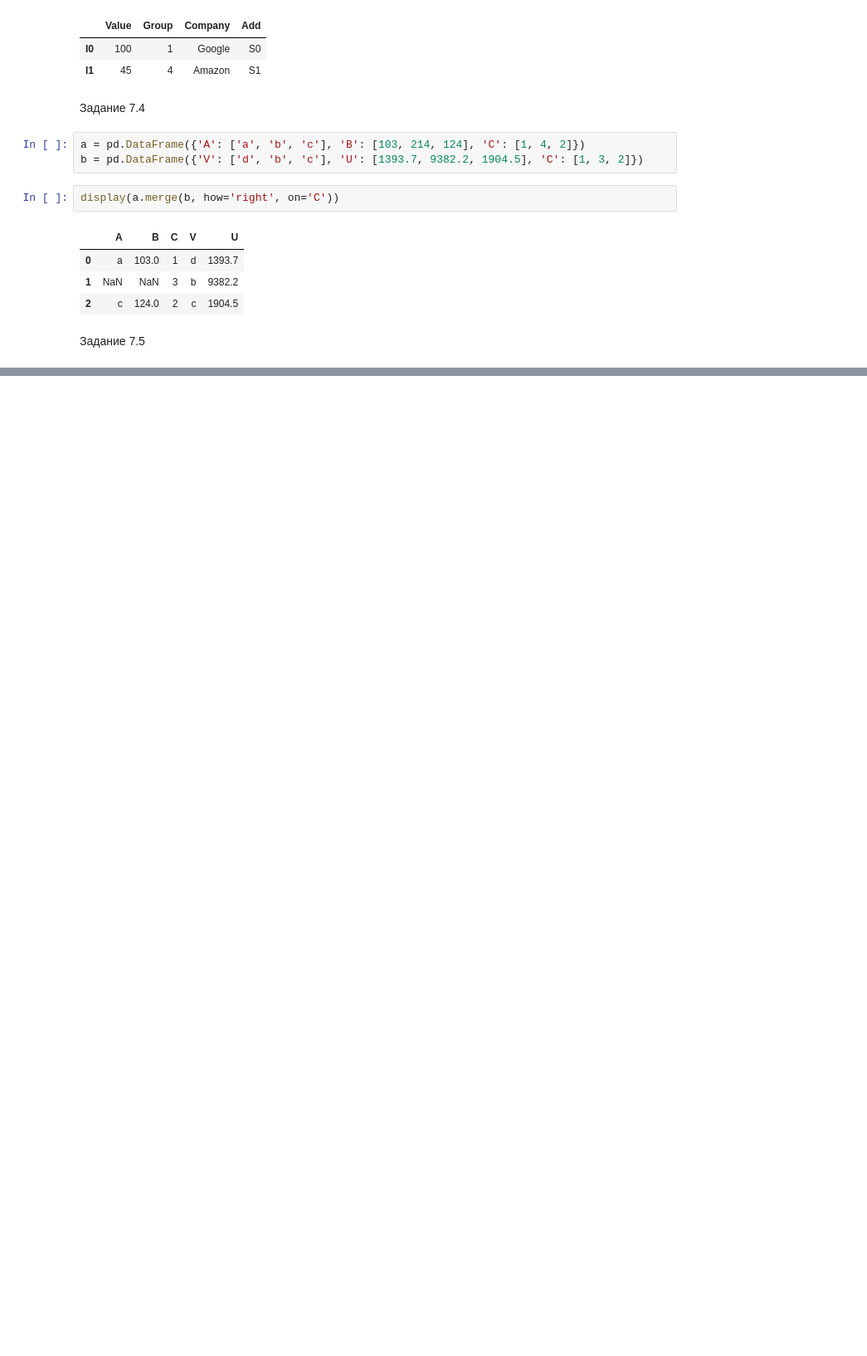
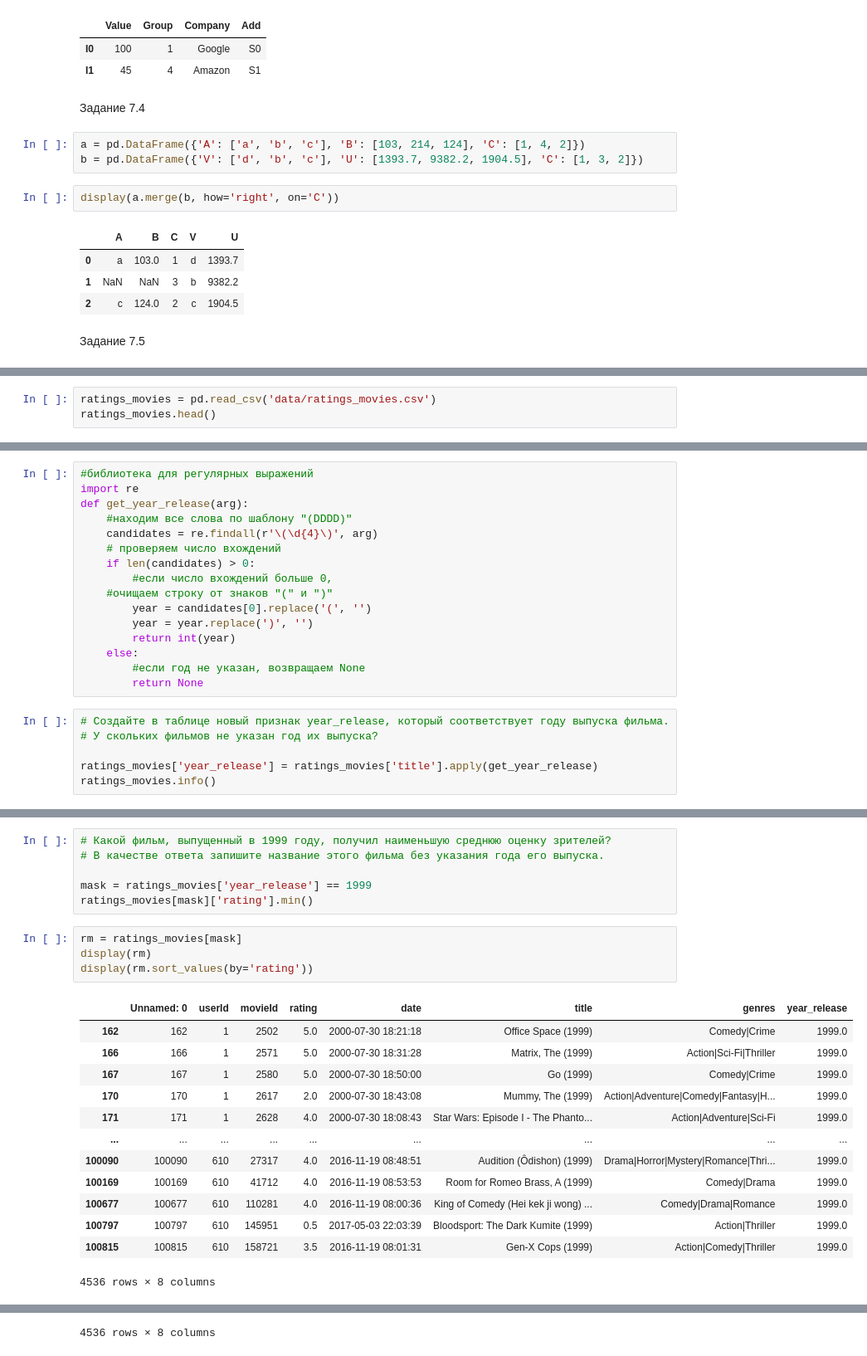
Before and after one commit to FreeRadical1320/sf_data_science, a Jupyter notebook: practice/movies.ipynb, the cells around one changed output, grey strips where cells are left out. Shown at 83% size. Cells and saved outputs as stored; diff of their text form; blank space fills up the shorter version.

Commit message:
pandas_movies

```diff
--- a/practice/movies.ipynb
+++ b/practice/movies.ipynb
@@ -215,0 +196,3 @@ display(income)
+# %%
+ratings_movies = pd.read_csv('data/ratings_movies.csv')
+ratings_movies.head()
@@ -215,0 +206,22 @@ display(income)
+# %%
+#библиотека для регулярных выражений
+import re
+def get_year_release(arg):
+    #находим все слова по шаблону "(DDDD)"
+    candidates = re.findall(r'\(\d{4}\)', arg)
+    # проверяем число вхождений
+    if len(candidates) > 0:
+        #если число вхождений больше 0,
+	#очищаем строку от знаков "(" и ")"
+        year = candidates[0].replace('(', '')
+        year = year.replace(')', '')
+        return int(year)
+    else:
+        #если год не указан, возвращаем None
+        return None
+# %%
+# Создайте в таблице новый признак year_release, который соответствует году выпуска фильма.
+# У скольких фильмов не указан год их выпуска?
+
+ratings_movies['year_release'] = ratings_movies['title'].apply(get_year_release)
+ratings_movies.info()
@@ -215,0 +253,24 @@ display(income)
+# %%
+# Какой фильм, выпущенный в 1999 году, получил наименьшую среднюю оценку зрителей?
+# В качестве ответа запишите название этого фильма без указания года его выпуска.
+
+mask = ratings_movies['year_release'] == 1999
+ratings_movies[mask]['rating'].min()
+# %%
+rm = ratings_movies[mask]
+display(rm)
+display(rm.sort_values(by='rating'))
+# %% [output]
+|  | Unnamed: 0 | userId | movieId | rating | date | title | genres | year_release |
+| 162 | 162 | 1 | 2502 | 5.0 | 2000-07-30 18:21:18 | Office Space (1999) | Comedy|Crime | 1999.0 |
+| 166 | 166 | 1 | 2571 | 5.0 | 2000-07-30 18:31:28 | Matrix, The (1999) | Action|Sci-Fi|Thriller | 1999.0 |
+| 167 | 167 | 1 | 2580 | 5.0 | 2000-07-30 18:50:00 | Go (1999) | Comedy|Crime | 1999.0 |
+| 170 | 170 | 1 | 2617 | 2.0 | 2000-07-30 18:43:08 | Mummy, The (1999) | Action|Adventure|Comedy|Fantasy|H... | 1999.0 |
+| 171 | 171 | 1 | 2628 | 4.0 | 2000-07-30 18:08:43 | Star Wars: Episode I - The Phanto... | Action|Adventure|Sci-Fi | 1999.0 |
+| ... | ... | ... | ... | ... | ... | ... | ... | ... |
+| 100090 | 100090 | 610 | 27317 | 4.0 | 2016-11-19 08:48:51 | Audition (Ôdishon) (1999) | Drama|Horror|Mystery|Romance|Thri... | 1999.0 |
+| 100169 | 100169 | 610 | 41712 | 4.0 | 2016-11-19 08:53:53 | Room for Romeo Brass, A (1999) | Comedy|Drama | 1999.0 |
+| 100677 | 100677 | 610 | 110281 | 4.0 | 2016-11-19 08:00:36 | King of Comedy (Hei kek ji wong) ... | Comedy|Drama|Romance | 1999.0 |
+| 100797 | 100797 | 610 | 145951 | 0.5 | 2017-05-03 22:03:39 | Bloodsport: The Dark Kumite (1999) | Action|Thriller | 1999.0 |
+| 100815 | 100815 | 610 | 158721 | 3.5 | 2016-11-19 08:01:31 | Gen-X Cops (1999) | Action|Comedy|Thriller | 1999.0 |
+4536 rows × 8 columns
@@ -215,0 +289 @@ display(income)
+4536 rows × 8 columns
```
Also changed, not shown: parts of 6 cells of this notebook, 2 other files.
